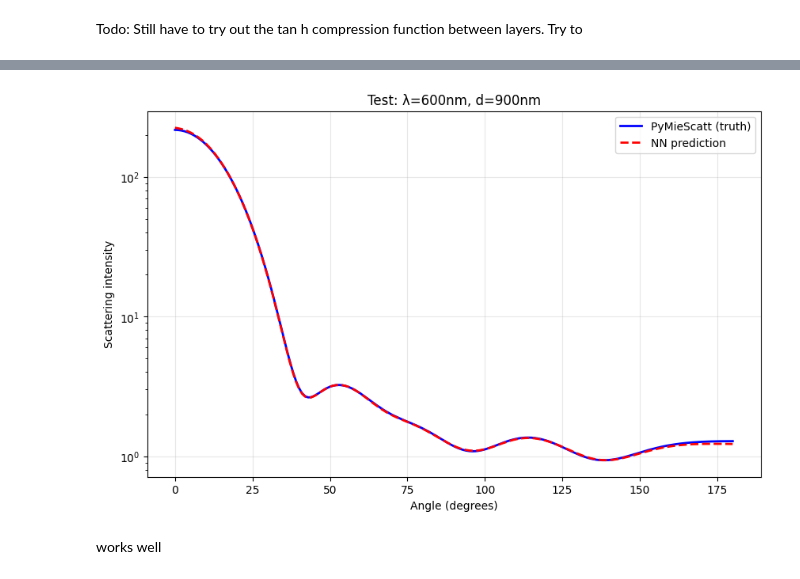
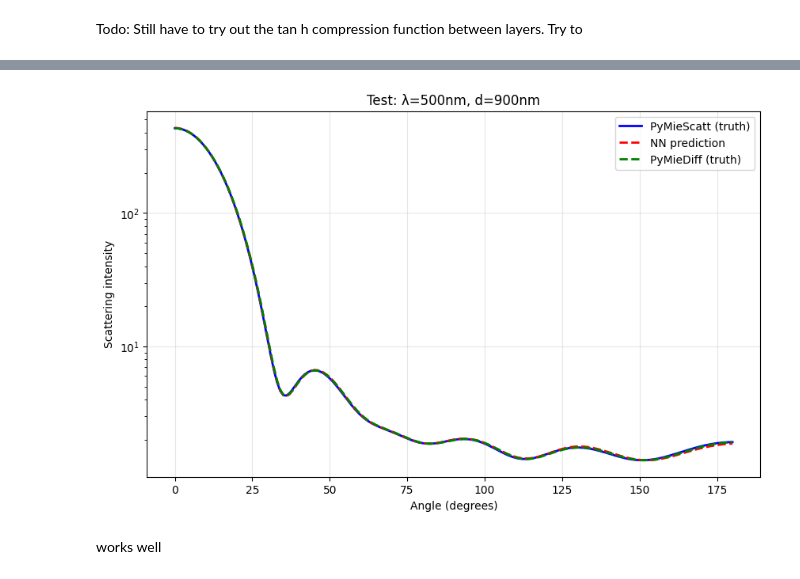
Before and after one commit to james-613/Modified_pyMieScatt_NN, a Jupyter notebook: simple_mie_theory_NN.ipynb, the cells around one changed output, grey strips where cells are left out. Saved outputs shown, nothing was run; the diff lists cells and outputs as text; code cells hidden in the pictures.

Commit message:
analysis of derivatives, starting to implement the derivatives into the loss function

```diff
--- a/simple_mie_theory_NN.ipynb
+++ b/simple_mie_theory_NN.ipynb
@@ -181,8 +190,6 @@ model = nn.Sequential(
     nn.Linear(5, 128),       # input layer: 4 features to 128 neurons
     nn.GELU(),
     nn.Linear(128, 256),     # hidden layer: 128 to 256
-    nn.GELU(),
-    nn.Linear(256, 256),
     nn.GELU(),
     nn.Linear(256, 128),    # output layer: 256 to 256 (one per angle)
     nn.GELU(),
@@ -406,58 +411,97 @@ tensor([[0.2267, 0.3550, 0.1919, 0.3234, 0.0000],
 Todo: Still have to try out the tan h compression function between layers. Try to
 # %%
 
-def predict_scattering(n, k, wavelength, diameter, angle):
-    """Predict scattering curve for a given wavelength and diameter."""
-    # Normalize the inputs the same way we did during training
-    norm_wavelength = (wavelength - 450) / 100
-    norm_diameter   = (diameter - 700) / 200
-    norm_n = (n-1.5)/(1.86-1.5)
-    norm_k = (k-0.68)/(0.32)
-    norm_a = (angle)/180
+def predict_scattering(n, k, wavelength, diameter, angle=None):
+    if angle is None:
+        angle = np.arange(0, 181) * np.pi / 180   # 181 angles in radians
+    angle = np.atleast_1d(angle)   # make sure it's an array even if user passes one value
 
-    # Convert to tensor with shape (1, 2) — one example, two features
-    input_tensor = torch.FloatTensor([[norm_n, norm_k, norm_wavelength, norm_diameter, norm_a]])
+    n_query = len(angle)
+    raw_inputs = np.zeros((n_query, 5))
+    raw_inputs[:, 0] = n
+    raw_inputs[:, 1] = k
+    raw_inputs[:, 2] = wavelength
+    raw_inputs[:, 3] = diameter
+    raw_inputs[:, 4] = angle
 
-    # Run through the network
+    # Normalize each column
+    norm = np.zeros_like(raw_inputs)
+    norm[:, 0] = (raw_inputs[:, 0] - 1.5) / 0.36
+    norm[:, 1] = (raw_inputs[:, 1] - 0.68) / 0.32
+    norm[:, 2] = (raw_inputs[:, 2] - 450) / 100
+    norm[:, 3] = (raw_inputs[:, 3] - 700) / 200
+    norm[:, 4] = raw_inputs[:, 4] / np.pi # model trained onr radians
+
+    input_tensor = torch.FloatTensor(norm)
+
     with torch.no_grad():
         log_pred = model(input_tensor)
 
-    # Convert from log space back to real brightness
-    pred_curve = 10 ** log_pred.numpy().flatten()
-
-    return pred_curve
+    return 10 ** log_pred.numpy().flatten()
 
 
 def true_scattering(wavelength, diameter, n, k):
     """Compute the actual PyMieScatt scattering curve."""
     m = complex(n, k) # for any set of parameters
+
+    calculation_start = time.time()
+
     theta, SL, SR, SU = ps.ScatteringFunction(
         m, wavelength, diameter,
         minAngle=0, maxAngle=180, angularResolution=1
     )
+
+    calculation_end = time.time()
+    elapsed = calculation_end - calculation_start
+    print(f"{elapsed} time to compute 180 degrees of a single particle using pyMieScatt")
+
     return SU
 
+def py_Mie_Diff_Scattering(wavelength, diameter, n, k, environment_value = 1.00):
+    # - setup the particle
+    wl0 = torch.tensor([wavelength]) # converting into what pyMieDiff requires as input
+    k0 = 2 * torch.pi / wl0
+
+    p = pmd.Particle(
+        r_layers=[diameter/2],
+        mat_layers=[n + k*1j],
+        mat_env = 1.00
+    )
+
+    theta = torch.arange(0, 181) * torch.pi/181
+    print(p)
+
+    print("Calculating True curve using PyMieDiff")
+    calculation_start = time.time()
+    angle_scattering = p.get_angular_scattering(k0= k0, theta = theta)
+    print(angle_scattering["i_unpol"])
+    calculation_end = time.time()
+    print("Time taken to compute the true curve using PyMieDiff:")
+    print(calculation_end - calculation_start)
+    return angle_scattering['i_unpol']
 
 # Pick any wavelength and diameter to test
-test_wavelength = 600  # nm
+test_wavelength = 500  # nm
 test_diameter = 900    # nm
 test_n = 1.9
 test_k = 1.0
 
 # Get both predictions
 # get prediction curve
-nn_curve = [0] * 181
 
+print("Neural Network Prediction Time")
 training_start = time.time()
 
-for i in range(181):
-    nn_curve[i] = predict_scattering(1.9, 1.0, 600, 900, i)
+nn_curve = predict_scattering(test_n, test_k, test_wavelength, test_diameter)
 
 elapsed = time.time() - training_start
-print(f"Total time: {elapsed:.2f}s")
-print(nn_curve[0])
-# get true curve
+print(f"Total time: {elapsed:.10f}s for prediction")
+
+print("PyMieScatt Time")
+
 true_curve = true_scattering(test_wavelength, test_diameter, test_n, test_k)
+
+true_curve_with_pyMieDiff = py_Mie_Diff_Scattering(test_wavelength, test_diameter, test_n, test_k)
 
 # Calculate error
 error = np.mean((np.log10(nn_curve) - np.log10(true_curve))**2)
@@ -467,6 +511,7 @@ print(f"Mean squared error (in log space): {error:.6e}")
 plt.figure(figsize=(10, 6))
 plt.plot(true_curve, '-',  color='blue', linewidth=2, label='PyMieScatt (truth)')
 plt.plot(nn_curve,   '--', color='red',  linewidth=2, label='NN prediction')
+plt.plot(true_curve_with_pyMieDiff, '--', color= 'green', linewidth= 2, label = 'PyMieDiff (truth)')
 plt.xlabel("Angle (degrees)")
 plt.ylabel("Scattering intensity")
 plt.title(f"Test: λ={test_wavelength}nm, d={test_diameter}nm")
@@ -481,4 +540,4 @@ Mean squared error (in log space): 1.042578e+00
-[figure, old version]
+[figure, new version]
 # %% [markdown]
 works well
 # %% [markdown]
```
Also changed, not shown: parts of 12 cells of this notebook, 1 other file.
